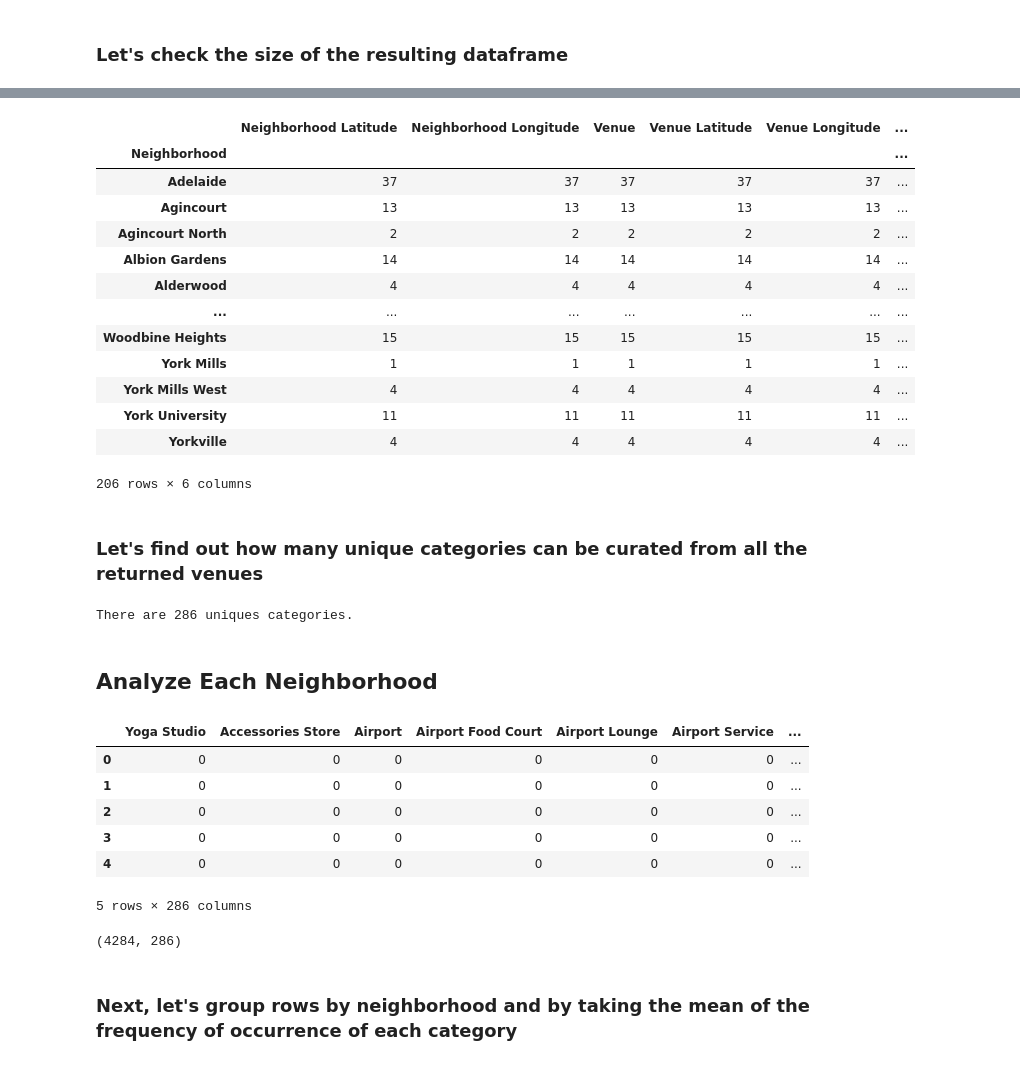
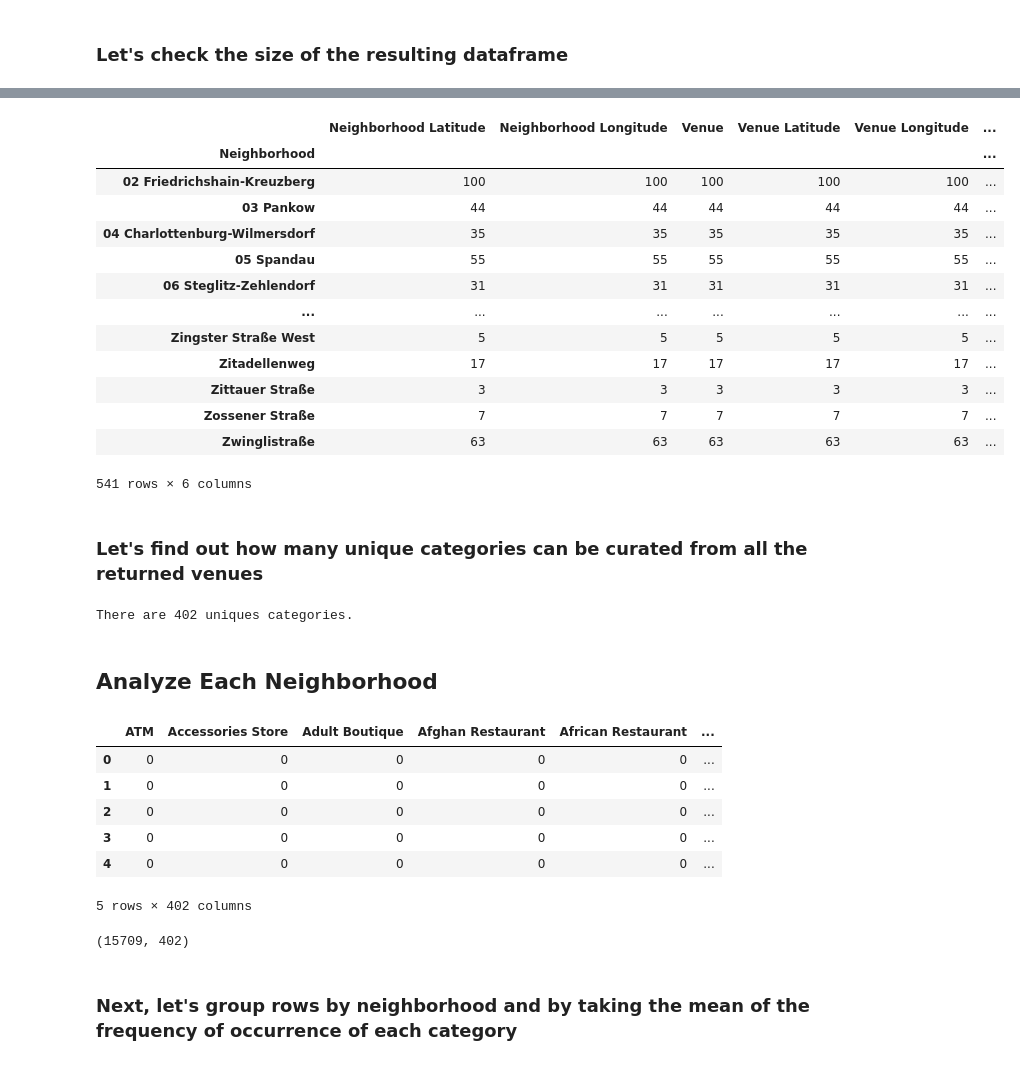
Before and after one commit to 12we23/Coursea-Capstone, a Jupyter notebook: Capstone Project-battle_of_cities.ipynb, the cells around one changed output, grey strips where cells are left out. Cells and saved outputs as stored; diff of their text form; code cells hidden in the pictures.

```diff
--- a/Capstone Project-battle_of_cities.ipynb
+++ b/Capstone Project-battle_of_cities.ipynb
@@ -329,52 +335,52 @@ NameError: name 'Berlin_venues' is not defined
 # %%
-Toronto_venues.groupby('Neighborhood').count()
+Berlin_venues.groupby('Neighborhood').count()
 # %% [output]
 |  | Neighborhood Latitude | Neighborhood Longitude | Venue | Venue Latitude | Venue Longitude | ... |
 | Neighborhood |  |  |  |  |  | ... |
-| Adelaide | 37 | 37 | 37 | 37 | 37 | ... |
-| Agincourt | 13 | 13 | 13 | 13 | 13 | ... |
-| Agincourt North | 2 | 2 | 2 | 2 | 2 | ... |
-| Albion Gardens | 14 | 14 | 14 | 14 | 14 | ... |
-| Alderwood | 4 | 4 | 4 | 4 | 4 | ... |
+| 02 Friedrichshain-Kreuzberg | 100 | 100 | 100 | 100 | 100 | ... |
+| 03 Pankow | 44 | 44 | 44 | 44 | 44 | ... |
+| 04 Charlottenburg-Wilmersdorf | 35 | 35 | 35 | 35 | 35 | ... |
+| 05 Spandau | 55 | 55 | 55 | 55 | 55 | ... |
+| 06 Steglitz-Zehlendorf | 31 | 31 | 31 | 31 | 31 | ... |
 | ... | ... | ... | ... | ... | ... | ... |
-| Woodbine Heights | 15 | 15 | 15 | 15 | 15 | ... |
-| York Mills | 1 | 1 | 1 | 1 | 1 | ... |
-| York Mills West | 4 | 4 | 4 | 4 | 4 | ... |
-| York University | 11 | 11 | 11 | 11 | 11 | ... |
-| Yorkville | 4 | 4 | 4 | 4 | 4 | ... |
+| Zingster Straße West | 5 | 5 | 5 | 5 | 5 | ... |
+| Zitadellenweg | 17 | 17 | 17 | 17 | 17 | ... |
+| Zittauer Straße | 3 | 3 | 3 | 3 | 3 | ... |
+| Zossener Straße | 7 | 7 | 7 | 7 | 7 | ... |
+| Zwinglistraße | 63 | 63 | 63 | 63 | 63 | ... |
-206 rows × 6 columns
+541 rows × 6 columns
 # %% [markdown]
 ### Let's find out how many unique categories can be curated from all the returned venues
 # %%
-print('There are {} uniques categories.'.format(len(Toronto_venues['Venue Category'].unique())))
+print('There are {} uniques categories.'.format(len(Berlin_venues['Venue Category'].unique())))
 # %% [output]
-There are 286 uniques categories.
+There are 402 uniques categories.
 # %% [markdown]
 ## Analyze Each Neighborhood
 # %%
 # one hot encoding
-Toronto_onehot = pd.get_dummies(Toronto_venues[['Venue Category']], prefix="", prefix_sep="")
+Berlin_onehot = pd.get_dummies(Berlin_venues[['Venue Category']], prefix="", prefix_sep="")
 
 # add neighborhood column back to dataframe
-Toronto_onehot['Neighborhood'] = Toronto_venues['Neighborhood']
+Berlin_onehot['Neighborhood'] = Berlin_venues['Neighborhood']
 
 # move neighborhood column to the first column
-fixed_columns = [Toronto_onehot.columns[-1]] + list(Toronto_onehot.columns[:-1])
-Toronto_onehot = Toronto_onehot[fixed_columns]
+fixed_columns = [Berlin_onehot.columns[-1]] + list(Berlin_onehot.columns[:-1])
+Berlin = Berlin_onehot[fixed_columns]
 
-Toronto_onehot.head()
+Berlin_onehot.head()
 # %% [output]
-|  | Yoga Studio | Accessories Store | Airport | Airport Food Court | Airport Lounge | Airport Service | ... |
-| 0 | 0 | 0 | 0 | 0 | 0 | 0 | ... |
-| 1 | 0 | 0 | 0 | 0 | 0 | 0 | ... |
-| 2 | 0 | 0 | 0 | 0 | 0 | 0 | ... |
-| 3 | 0 | 0 | 0 | 0 | 0 | 0 | ... |
-| 4 | 0 | 0 | 0 | 0 | 0 | 0 | ... |
+|  | ATM | Accessories Store | Adult Boutique | Afghan Restaurant | African Restaurant | ... |
+| 0 | 0 | 0 | 0 | 0 | 0 | ... |
+| 1 | 0 | 0 | 0 | 0 | 0 | ... |
+| 2 | 0 | 0 | 0 | 0 | 0 | ... |
+| 3 | 0 | 0 | 0 | 0 | 0 | ... |
+| 4 | 0 | 0 | 0 | 0 | 0 | ... |
-5 rows × 286 columns
+5 rows × 402 columns
 # %%
-Toronto_onehot.shape
+Berlin_onehot.shape
 # %% [output]
-(4284, 286)
+(15709, 402)
 # %% [markdown]
 ### Next, let's group rows by neighborhood and by taking the mean of the frequency of occurrence of each category
 # %%
```
Also changed, not shown: parts of 17 cells of this notebook.
